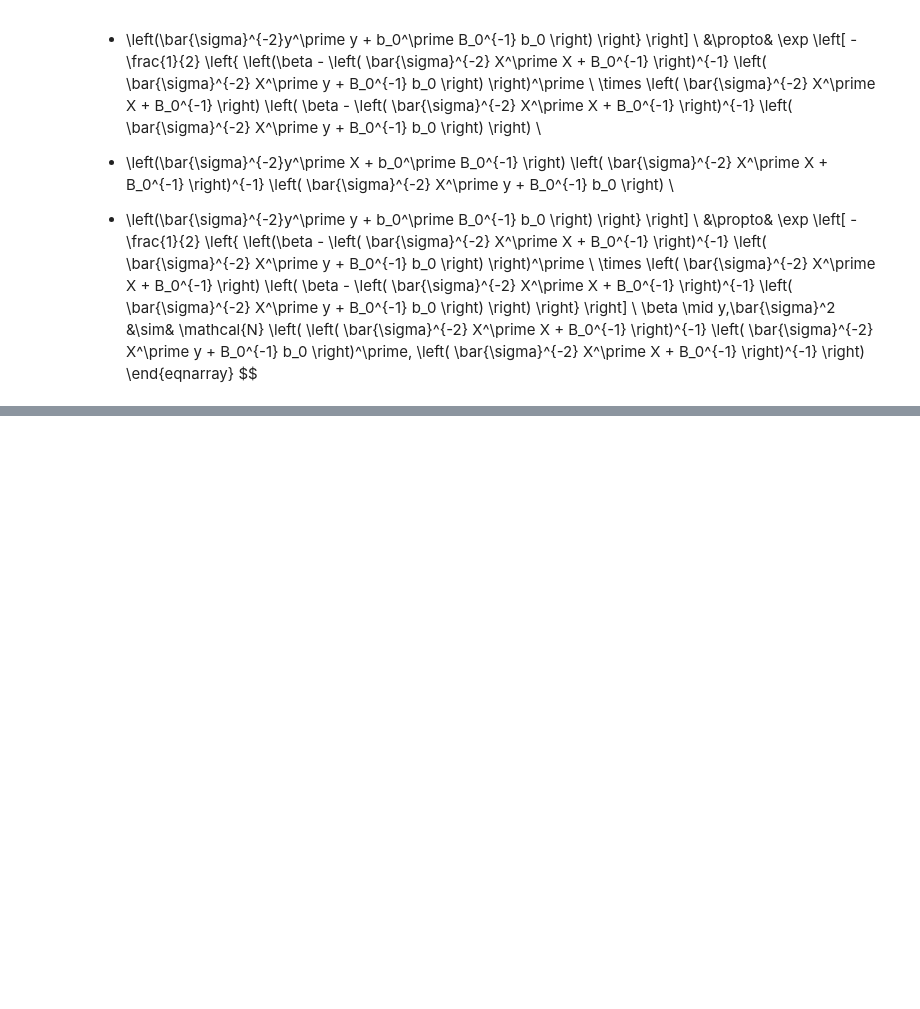
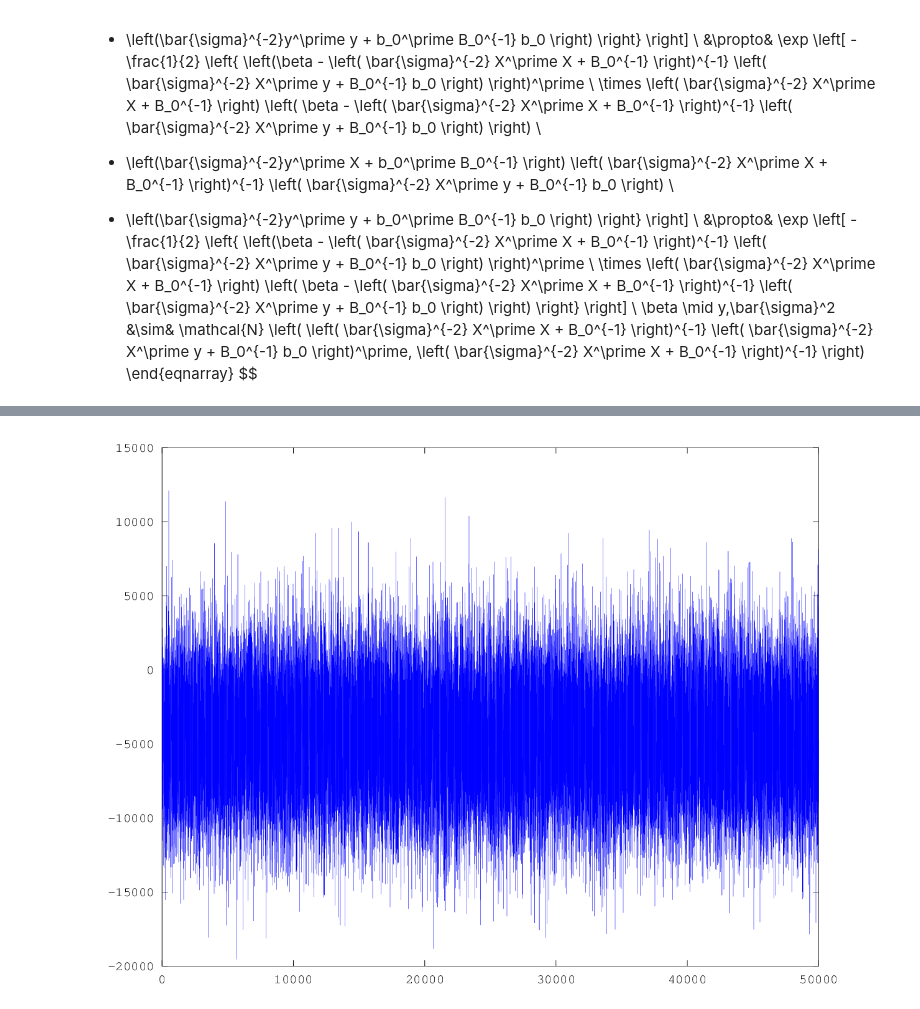
Before and after one commit to HidenobuTokuda/BayesUchi, a Jupyter notebook: regression2.ipynb, the cells around one changed output, grey strips where cells are left out. Saved outputs shown, nothing was run; the diff lists cells and outputs as text; code cells hidden in the pictures; blank space fills up the shorter version.

```diff
--- a/regression2.ipynb
+++ b/regression2.ipynb
@@ -180,0 +282,4 @@ $$
+# %%
+plot(beta(:,1))
+# %% [output]
+[figure, added]
```
Also changed, not shown: parts of 30 cells of this notebook.
